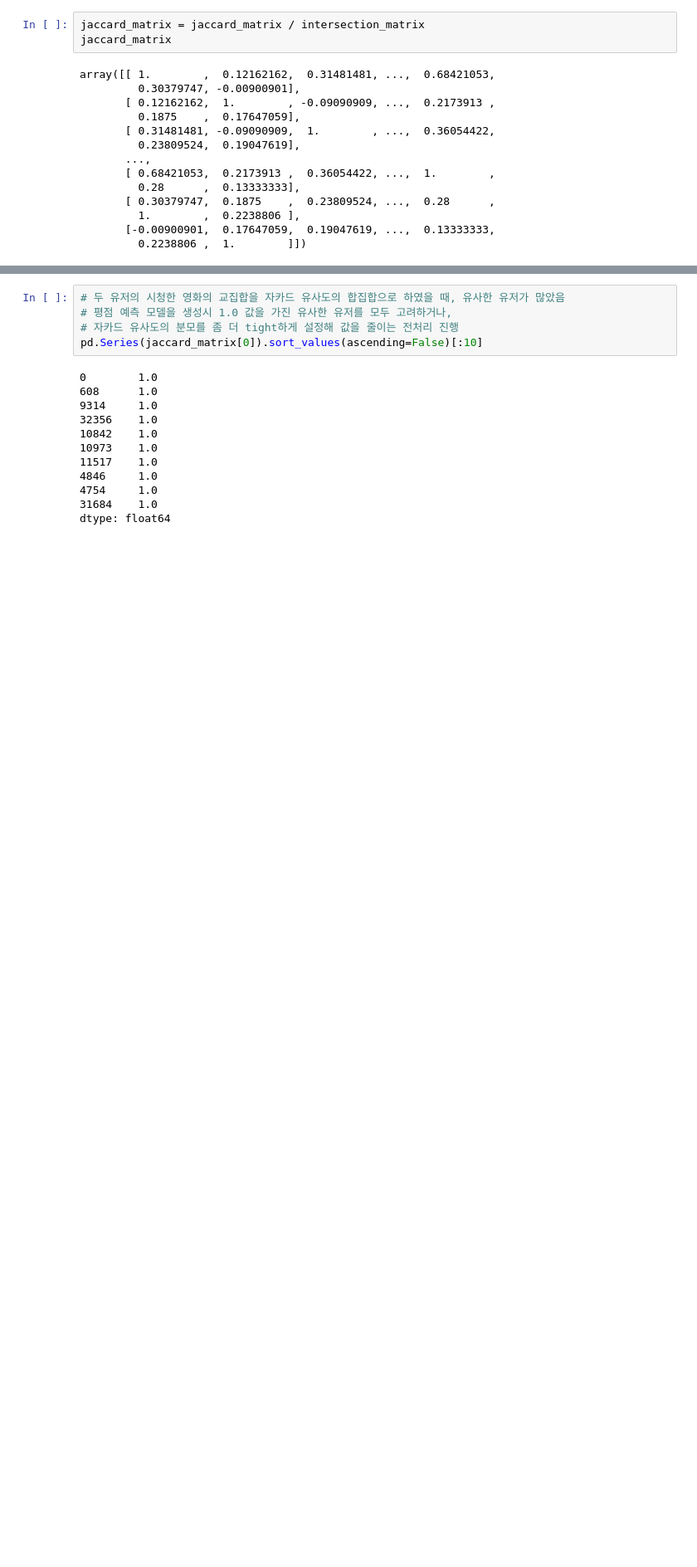
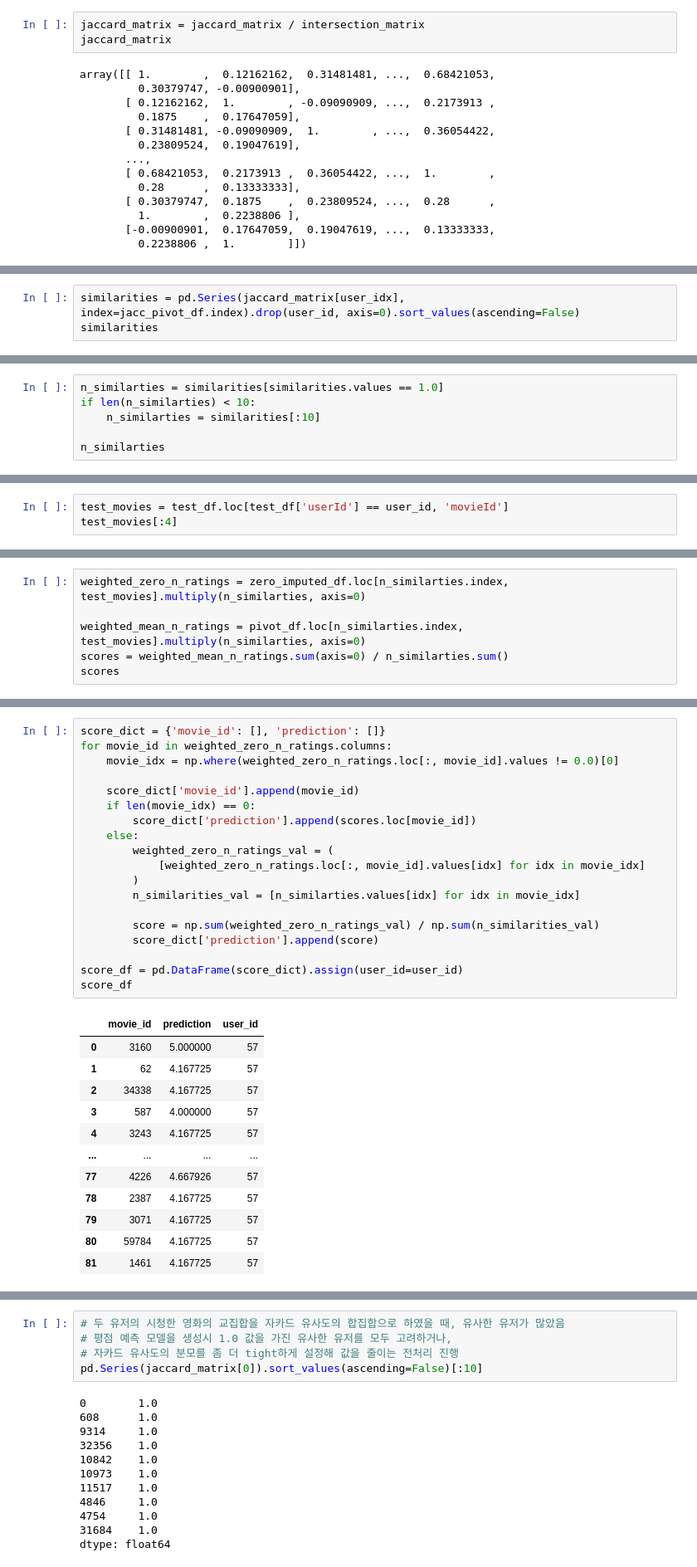
Before and after one commit to aeea-0605/e-commerce-analysis-repo, a Jupyter notebook: movie_recommendation/01_collaborative_filtering_model.ipynb, the cells around one changed output, grey strips where cells are left out. Shown: that part at 83% size. Saved outputs shown, nothing was run; the diff lists cells and outputs as text; blank space fills up the shorter version.

```diff
--- a/movie_recommendation/01_collaborative_filtering_model.ipynb
+++ b/movie_recommendation/01_collaborative_filtering_model.ipynb
@@ -531,0 +670,3 @@ array([[ 1.        ,  0.12162162,  0.31481481, ...,  0.68421053,
+# %%
+similarities = pd.Series(jaccard_matrix[user_idx], index=jacc_pivot_df.index).drop(user_id, axis=0).sort_values(ascending=False)
+similarities
@@ -531,0 +687,6 @@ array([[ 1.        ,  0.12162162,  0.31481481, ...,  0.68421053,
+# %%
+n_similarties = similarities[similarities.values == 1.0]
+if len(n_similarties) < 10:
+    n_similarties = similarities[:10]
+
+n_similarties
@@ -531,0 +706,3 @@ array([[ 1.        ,  0.12162162,  0.31481481, ...,  0.68421053,
+# %%
+test_movies = test_df.loc[test_df['userId'] == user_id, 'movieId']
+test_movies[:4]
@@ -531,0 +715,6 @@ array([[ 1.        ,  0.12162162,  0.31481481, ...,  0.68421053,
+# %%
+weighted_zero_n_ratings = zero_imputed_df.loc[n_similarties.index, test_movies].multiply(n_similarties, axis=0)
+
+weighted_mean_n_ratings = pivot_df.loc[n_similarties.index, test_movies].multiply(n_similarties, axis=0)
+scores = weighted_mean_n_ratings.sum(axis=0) / n_similarties.sum()
+scores
@@ -531,0 +735,32 @@ array([[ 1.        ,  0.12162162,  0.31481481, ...,  0.68421053,
+# %%
+score_dict = {'movie_id': [], 'prediction': []}
+for movie_id in weighted_zero_n_ratings.columns:
+    movie_idx = np.where(weighted_zero_n_ratings.loc[:, movie_id].values != 0.0)[0]
+
+    score_dict['movie_id'].append(movie_id)
+    if len(movie_idx) == 0:
+        score_dict['prediction'].append(scores.loc[movie_id])
+    else:
+        weighted_zero_n_ratings_val = (
+            [weighted_zero_n_ratings.loc[:, movie_id].values[idx] for idx in movie_idx]
+        )
+        n_similarities_val = [n_similarties.values[idx] for idx in movie_idx]
+
+        score = np.sum(weighted_zero_n_ratings_val) / np.sum(n_similarities_val)
+        score_dict['prediction'].append(score)
+
+score_df = pd.DataFrame(score_dict).assign(user_id=user_id)
+score_df
+# %% [output]
+|  | movie_id | prediction | user_id |
+| 0 | 3160 | 5.000000 | 57 |
+| 1 | 62 | 4.167725 | 57 |
+| 2 | 34338 | 4.167725 | 57 |
+| 3 | 587 | 4.000000 | 57 |
+| 4 | 3243 | 4.167725 | 57 |
+| ... | ... | ... | ... |
+| 77 | 4226 | 4.667926 | 57 |
+| 78 | 2387 | 4.167725 | 57 |
+| 79 | 3071 | 4.167725 | 57 |
+| 80 | 59784 | 4.167725 | 57 |
+| 81 | 1461 | 4.167725 | 57 |
```
Also changed, not shown: parts of 27 cells of this notebook.
